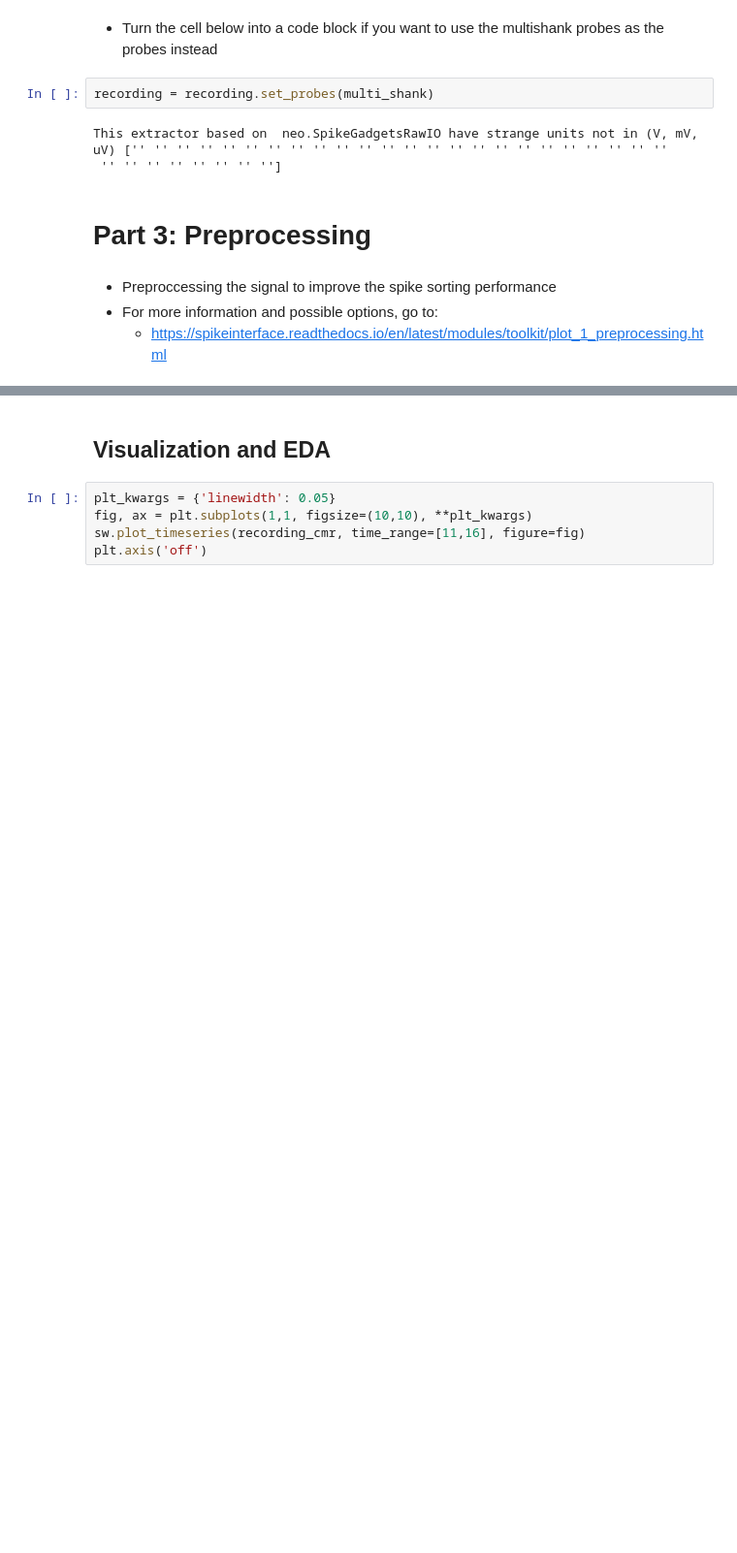
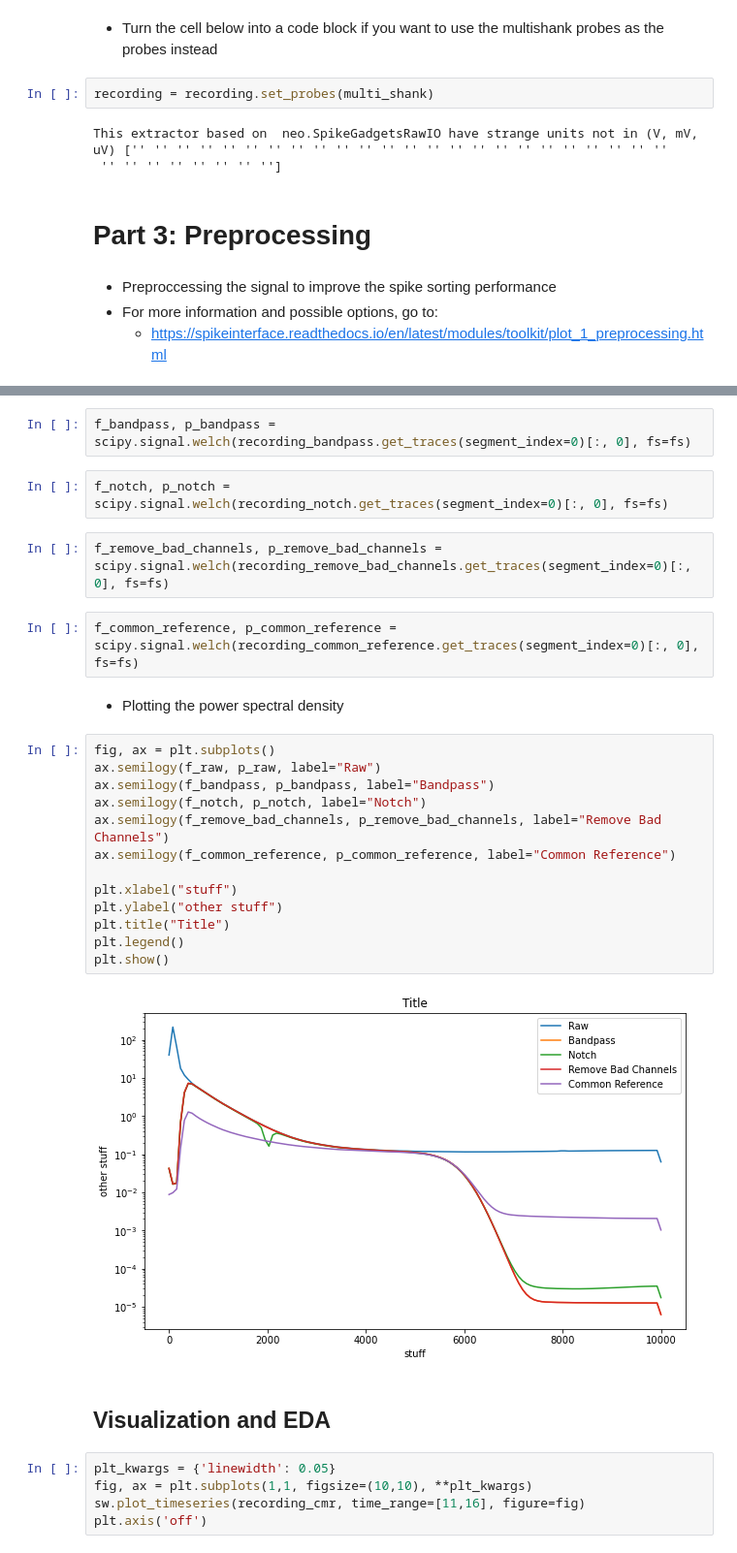
Before and after one commit to padillacoreanolab/spike_sorting, a Jupyter notebook: jupyter_notebooks/01_preprocessing_and_spike_sorting.ipynb, the cells around one changed output, grey strips where cells are left out. Shown at 97% size. Drawn from its saved outputs; the diff is of its cells as text; blank space fills up the shorter version.

Commit message:
nb: plotting power

```diff
--- a/jupyter_notebooks/01_preprocessing_and_spike_sorting.ipynb
+++ b/jupyter_notebooks/01_preprocessing_and_spike_sorting.ipynb
@@ -365,3 +387,28 @@ CommonReferenceRecording: 32 channels - 1 segments - 20.0kHz - 3318.938s
+# %%
+f_bandpass, p_bandpass = scipy.signal.welch(recording_bandpass.get_traces(segment_index=0)[:, 0], fs=fs)
+# %%
+f_notch, p_notch = scipy.signal.welch(recording_notch.get_traces(segment_index=0)[:, 0], fs=fs)
+# %%
+f_remove_bad_channels, p_remove_bad_channels = scipy.signal.welch(recording_remove_bad_channels.get_traces(segment_index=0)[:, 0], fs=fs)
+# %%
+f_common_reference, p_common_reference = scipy.signal.welch(recording_common_reference.get_traces(segment_index=0)[:, 0], fs=fs)
+# %% [markdown]
+- Plotting the power spectral density
+# %%
+fig, ax = plt.subplots()
+ax.semilogy(f_raw, p_raw, label="Raw")
+ax.semilogy(f_bandpass, p_bandpass, label="Bandpass")
+ax.semilogy(f_notch, p_notch, label="Notch")
+ax.semilogy(f_remove_bad_channels, p_remove_bad_channels, label="Remove Bad Channels")
+ax.semilogy(f_common_reference, p_common_reference, label="Common Reference")
+
+plt.xlabel("stuff")
+plt.ylabel("other stuff")
+plt.title("Title")
+plt.legend()
+plt.show()
+# %% [output]
+[figure, added]
 # %% [markdown]
 ## Visualization and EDA
 # %%
```
Also changed, not shown: parts of 16 cells of this notebook.
